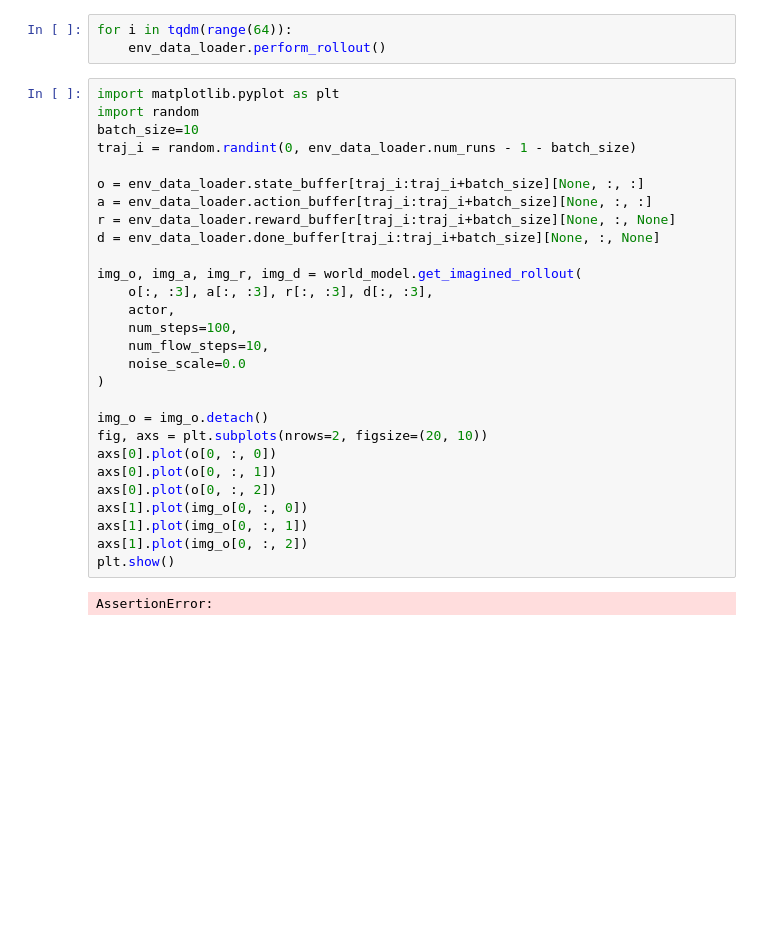
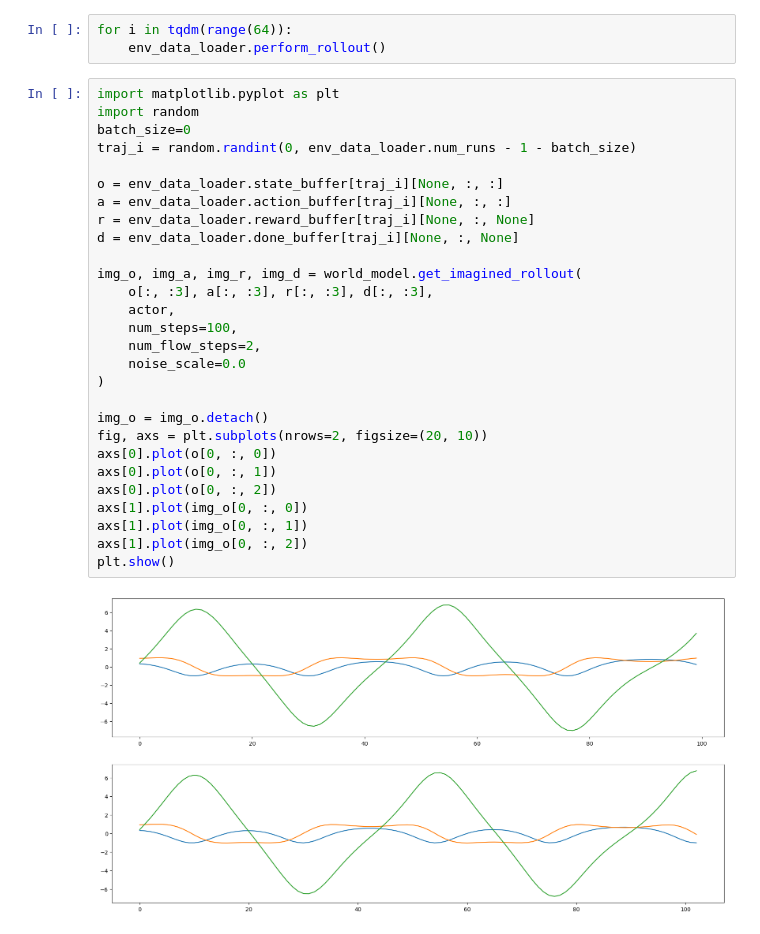
Before and after one commit to mauicv/world-model-rl, a Jupyter notebook: src/reflect/components/flow_world_model/examples/world-model-pendulum-2.ipynb, the cells around one changed output. Cells and saved outputs as stored; diff of their text form; blank space fills up the shorter version.

Commit message:
Add test for step flow

```diff
--- a/src/reflect/components/flow_world_model/examples/world-model-pendulum-2.ipynb
+++ b/src/reflect/components/flow_world_model/examples/world-model-pendulum-2.ipynb
@@ -127,30 +127,30 @@ for i in tqdm(range(64)):
 # %%
 import matplotlib.pyplot as plt
 import random
-batch_size=10
+batch_size=0
 traj_i = random.randint(0, env_data_loader.num_runs - 1 - batch_size)
 
-o = env_data_loader.state_buffer[traj_i:traj_i+batch_size][None, :, :]
-a = env_data_loader.action_buffer[traj_i:traj_i+batch_size][None, :, :]
-r = env_data_loader.reward_buffer[traj_i:traj_i+batch_size][None, :, None]
-d = env_data_loader.done_buffer[traj_i:traj_i+batch_size][None, :, None]
+o = env_data_loader.state_buffer[traj_i][None, :, :]
+a = env_data_loader.action_buffer[traj_i][None, :, :]
+r = env_data_loader.reward_buffer[traj_i][None, :, None]
+d = env_data_loader.done_buffer[traj_i][None, :, None]
 
 img_o, img_a, img_r, img_d = world_model.get_imagined_rollout(
     o[:, :3], a[:, :3], r[:, :3], d[:, :3],
     actor,
     num_steps=100,
-    num_flow_steps=10,
+    num_flow_steps=2,
     noise_scale=0.0
 )
 
 img_o = img_o.detach()
 fig, axs = plt.subplots(nrows=2, figsize=(20, 10))
 axs[0].plot(o[0, :, 0])
 axs[0].plot(o[0, :, 1])
 axs[0].plot(o[0, :, 2])
 axs[1].plot(img_o[0, :, 0])
 axs[1].plot(img_o[0, :, 1])
 axs[1].plot(img_o[0, :, 2])
 plt.show()
 # %% [output]
-AssertionError:
+[figure, added]
```
Also changed, not shown: 2 other files.
